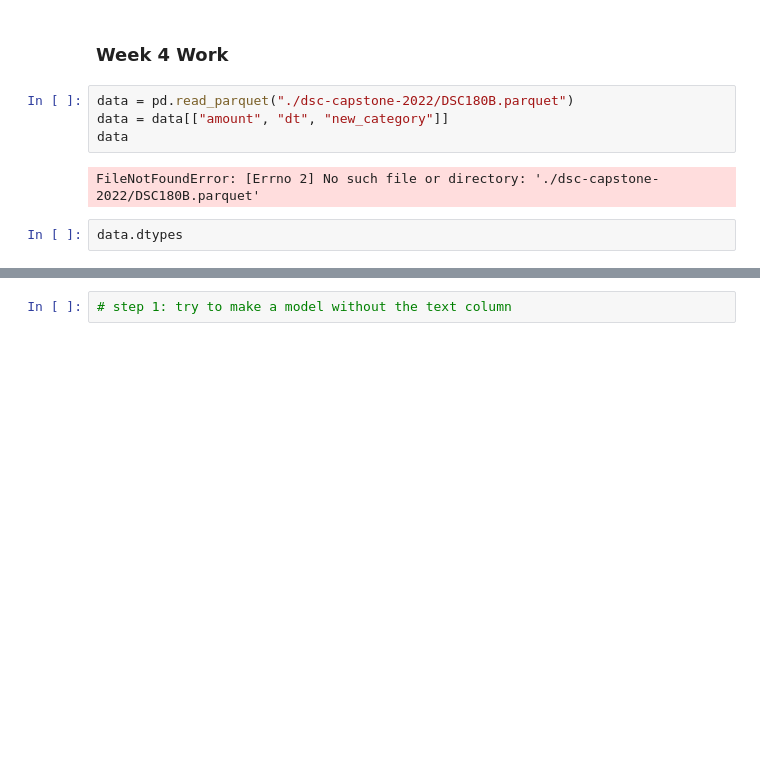
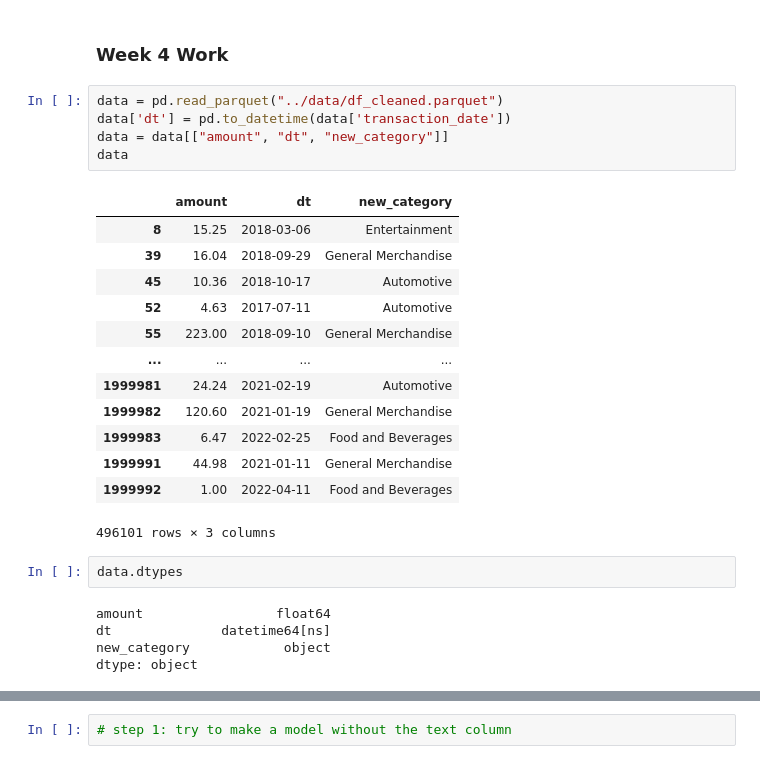
Before and after one commit to DSC180A/transaction_categorization, a Jupyter notebook: notebook/kyle-nontext-feature-engineering.ipynb, the cells around one changed output, grey strips where cells are left out. Drawn from its saved outputs; the diff is of its cells as text; blank space fills up the shorter version.

```diff
--- a/notebook/kyle-nontext-feature-engineering.ipynb
+++ b/notebook/kyle-nontext-feature-engineering.ipynb
@@ -13,12 +13,30 @@ from sklearn.svm import SVC
 # %% [markdown]
 ### Week 4 Work
 # %%
-data = pd.read_parquet("./dsc-capstone-2022/DSC180B.parquet")
+data = pd.read_parquet("../data/df_cleaned.parquet")
+data['dt'] = pd.to_datetime(data['transaction_date'])
 data = data[["amount", "dt", "new_category"]]
 data
 # %% [output]
+|  | amount | dt | new_category |
+| 8 | 15.25 | 2018-03-06 | Entertainment |
+| 39 | 16.04 | 2018-09-29 | General Merchandise |
+| 45 | 10.36 | 2018-10-17 | Automotive |
+| 52 | 4.63 | 2017-07-11 | Automotive |
+| 55 | 223.00 | 2018-09-10 | General Merchandise |
+| ... | ... | ... | ... |
+| 1999981 | 24.24 | 2021-02-19 | Automotive |
+| 1999982 | 120.60 | 2021-01-19 | General Merchandise |
+| 1999983 | 6.47 | 2022-02-25 | Food and Beverages |
+| 1999991 | 44.98 | 2021-01-11 | General Merchandise |
+| 1999992 | 1.00 | 2022-04-11 | Food and Beverages |
-FileNotFoundError: [Errno 2] No such file or directory: './dsc-capstone-2022/DSC180B.parquet'
+496101 rows × 3 columns
 # %%
 data.dtypes
+# %% [output]
+amount                 float64
+dt              datetime64[ns]
+new_category            object
+dtype: object
 # %%
 data['new_category'].value_counts()
```
Also changed, not shown: parts of 2 cells of this notebook, 1 other file.
